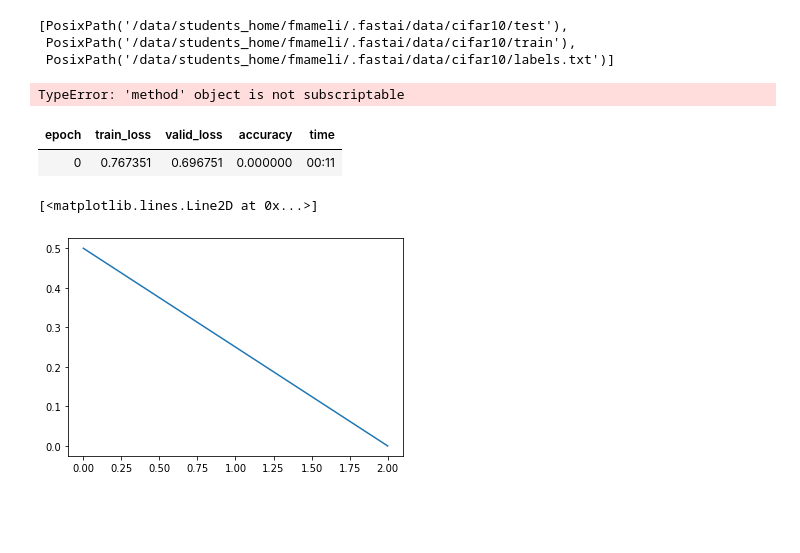
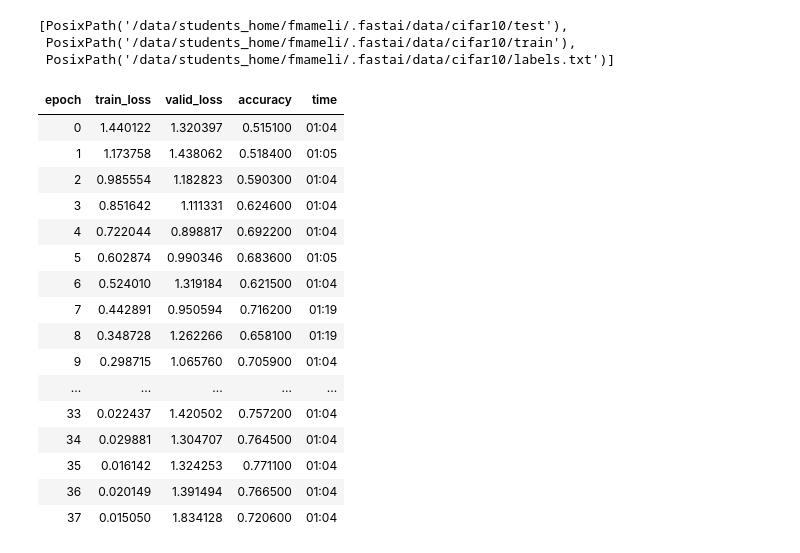
Before and after one commit to mameli/Test_batch_norm_paper, a Jupyter notebook: batch_norm.ipynb, the cells around one changed output. Drawn from its saved outputs; the diff is of its cells as text; code cells hidden in the pictures; blank space fills up the shorter version.

```diff
--- a/batch_norm.ipynb
+++ b/batch_norm.ipynb
@@ -19,20 +19,16 @@ data_path.ls()
 # %%
 data = ImageDataBunch.from_folder(
                 data_path, valid='test', size=32, bs=128
-            ).split_by_idxs(
-                train_idx=[0, 1, 2, 3, 4, 5, 5000, 5001, 5002,5003,5004,5005], valid_idx=[0, 1, 2, 3, 4, 5, 1000,1001, 1002,1003,1004,1005]
-            ).label_from_folder(
-            ).databunch(bs=4, num_workers=1, no_check=True)
+            )#.split_by_idxs(
+#                 train_idx=[0, 1, 2, 3, 4, 5, 5000, 5001, 5002,5003,5004,5005], valid_idx=[0, 1, 2, 3, 4, 5, 1000,1001, 1002,1003,1004,1005]
+#             ).label_from_folder(
+#             ).databunch(bs=2, num_workers=1, no_check=True)
 # %%
 vgg = VGG(make_layers(batch_norm=True), num_classes=data.c)
 vgg.cuda()
 
 criterion = nn.CrossEntropyLoss()
 optimizer = optim.SGD
-# %%
-vgg.modules
-# %% [output]
-TypeError: 'method' object is not subscriptable
 # %%
 learn_vgg = Learner(data, vgg, opt_func=optimizer,
                                loss_func=criterion,
@@ -40,3 +36,6 @@ learn_vgg = Learner(data, vgg, opt_func=optimizer,
                                wd=0.,
                                bn_wd=False,
                                metrics=accuracy)
+
+accList_BN = AccuracyList(learn_vgg)
+icsList_BN = ICS(learn_vgg, num_classes=data.c, bn=True )
@@ -47,11 +42,23 @@ icsList = ICS(learn_vgg, num_classes=data.c, bn=True )
 # %%
-learn_vgg.fit(1, lr=0.01, callbacks=[accList, icsList])
+learn_vgg.fit(38, lr=0.1, callbacks=[accList_BN, icsList_BN])
 # %% [output]
 | epoch | train_loss | valid_loss | accuracy | time |
-| 0 | 0.767351 | 0.696751 | 0.000000 | 00:11 |
+| 0 | 1.440122 | 1.320397 | 0.515100 | 01:04 |
+| 1 | 1.173758 | 1.438062 | 0.518400 | 01:05 |
+| 2 | 0.985554 | 1.182823 | 0.590300 | 01:04 |
+| 3 | 0.851642 | 1.111331 | 0.624600 | 01:04 |
+| 4 | 0.722044 | 0.898817 | 0.692200 | 01:04 |
+| 5 | 0.602874 | 0.990346 | 0.683600 | 01:05 |
+| 6 | 0.524010 | 1.319184 | 0.621500 | 01:04 |
+| 7 | 0.442891 | 0.950594 | 0.716200 | 01:19 |
+| 8 | 0.348728 | 1.262266 | 0.658100 | 01:19 |
+| 9 | 0.298715 | 1.065760 | 0.705900 | 01:04 |
+| ... | ... | ... | ... | ... |
+| 33 | 0.022437 | 1.420502 | 0.757200 | 01:04 |
+| 34 | 0.029881 | 1.304707 | 0.764500 | 01:04 |
+| 35 | 0.016142 | 1.324253 | 0.771100 | 01:04 |
+| 36 | 0.020149 | 1.391494 | 0.766500 | 01:04 |
+| 37 | 0.015050 | 1.834128 | 0.720600 | 01:04 |
 # %%
-plt.plot(accList.accs)
+# plt.plot(accList.accs)
-# %% [output]
-[<matplotlib.lines.Line2D at 0x...>]
-[figure, removed]
 # %%
```
Also changed, not shown: parts of 11 cells of this notebook, 9 other files.
